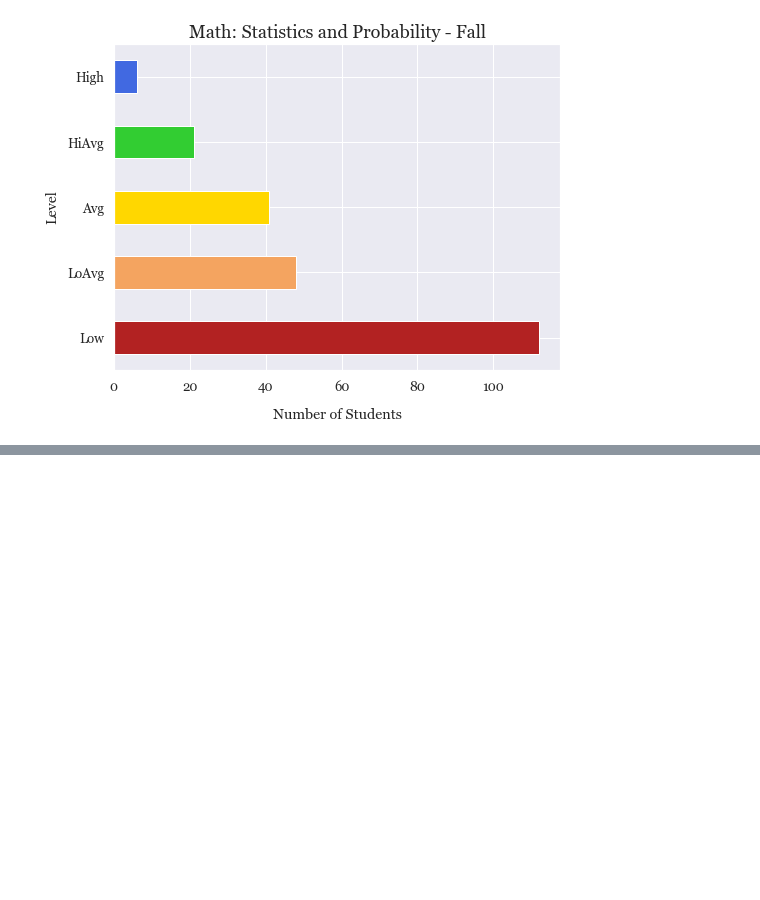
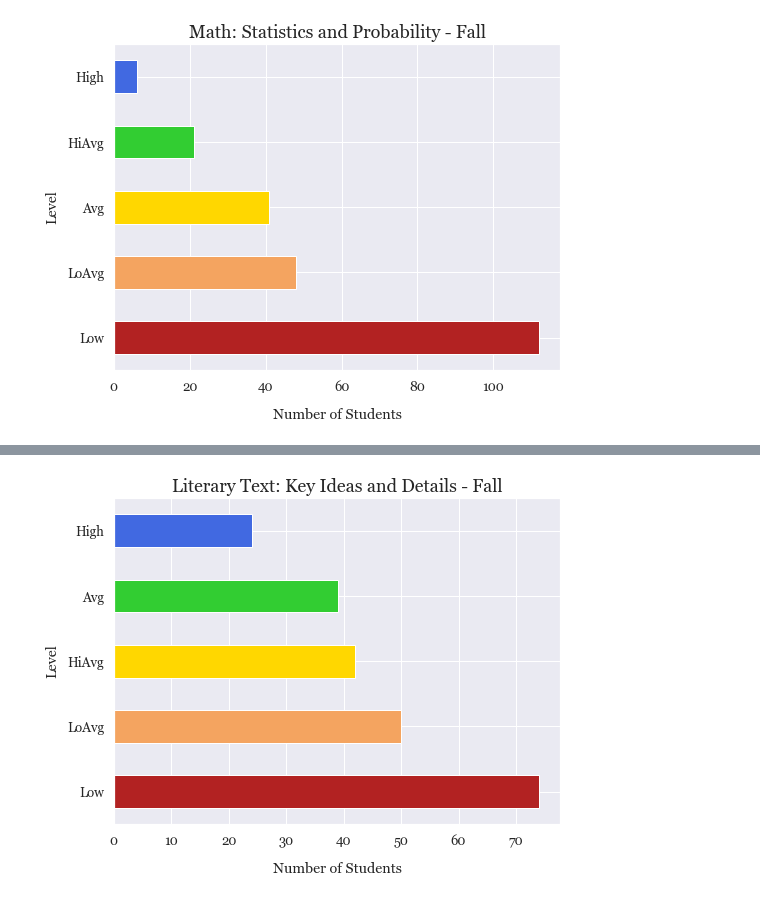
Before and after one commit to utsa-santhosh/CSVC-Data-Challenge, a Jupyter notebook: datachallenge.ipynb, the cells around one changed output, grey strips where cells are left out. Cells and saved outputs as stored; diff of their text form; code cells hidden in the pictures; blank space fills up the shorter version.

```diff
--- a/datachallenge.ipynb
+++ b/datachallenge.ipynb
@@ -184,0 +220,14 @@ plt.title("Math: Statistics and Probability - Fall", size=18);
+# %%
+
+# Reading: Literary Text: Key Ideas and Details, Literary Text: Language, Craft, and Structure, Informational Text: Key Ideas # and Details, Informational Text: Language, Craft, and Structure
+
+
+fall_reading = fall_raw[fall_raw.Content  == "Reading"]
+df_1 = fall_reading["Goal1Adjective"]
+sns.set(font='Georgia', font_scale=1.2)
+df_1.value_counts().plot(kind='barh', figsize=(8,6), rot=0, color=['firebrick', 'sandybrown', 'gold', 'limegreen', 'royalblue'])
+plt.xlabel("Number of Students", labelpad=14)
+plt.ylabel("Level", labelpad=8)
+plt.title("Literary Text: Key Ideas and Details - Fall", size=18);
+# %% [output]
+[figure, added]
```
Also changed, not shown: parts of 15 cells of this notebook.
